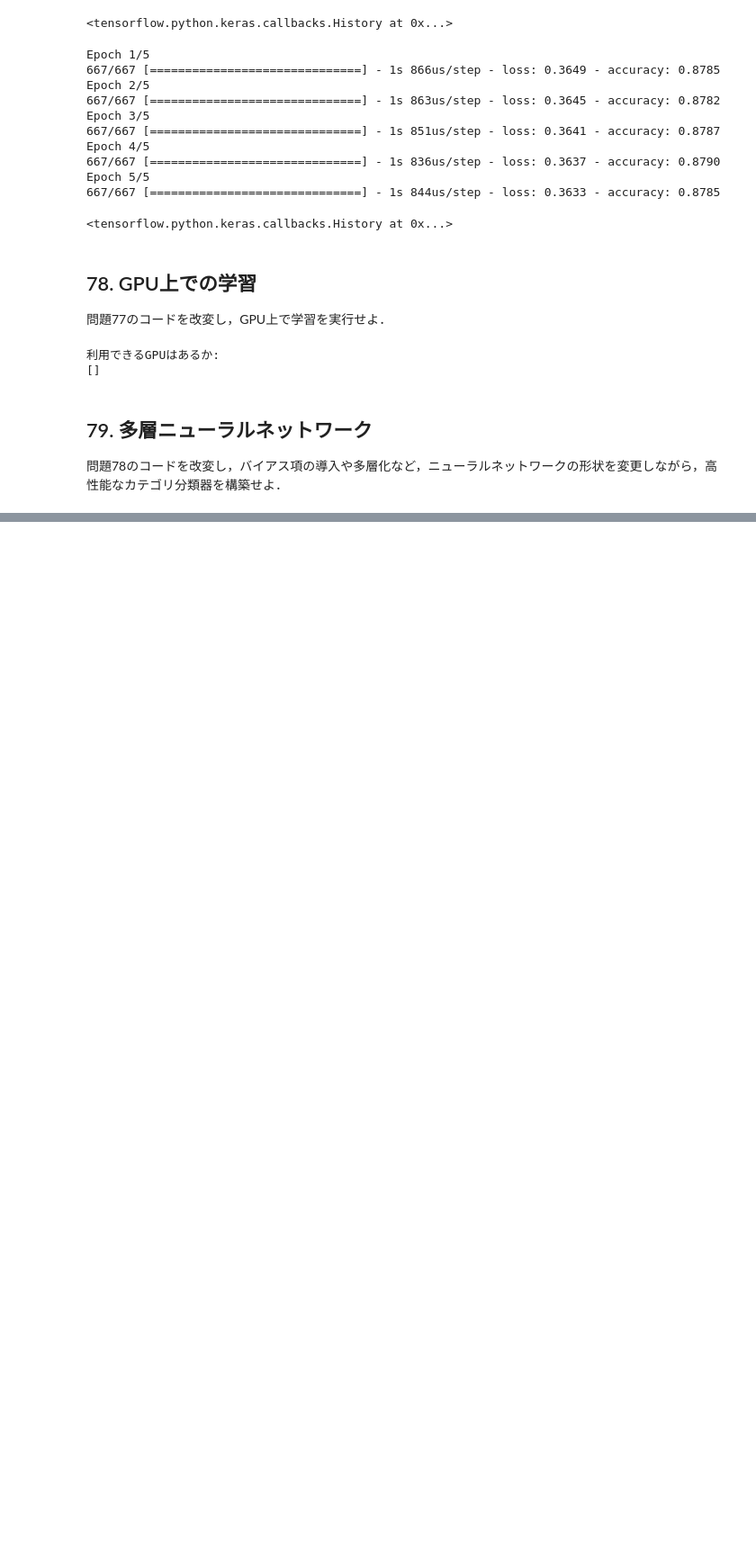
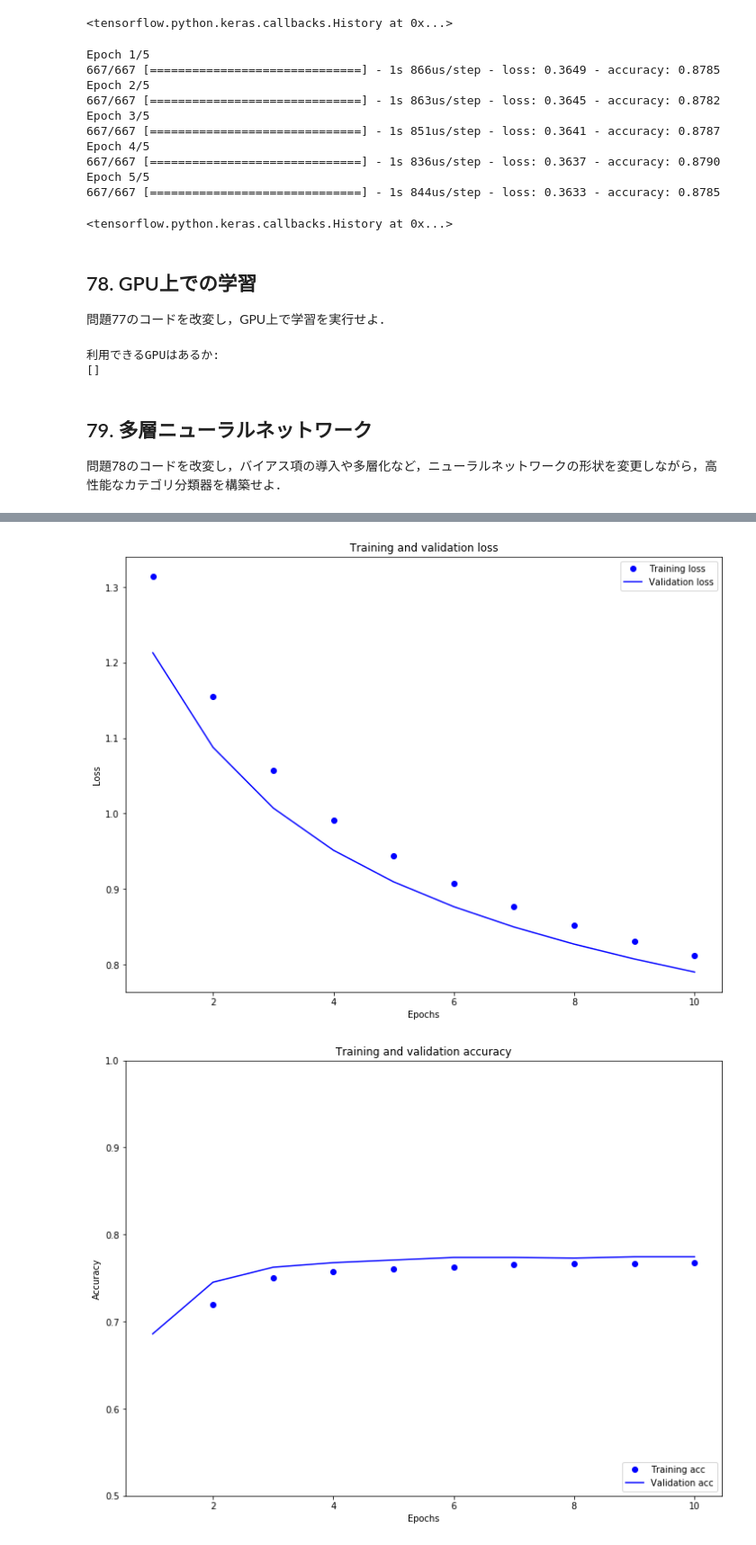
Before and after one commit to Kazuya-Minakuchi/natural_language_processing_100_knocks, a Jupyter notebook: notebooks/08_neural_network.ipynb, the cells around one changed output, grey strips where cells are left out. Shown at 90% size. Cells and saved outputs as stored; diff of their text form; code cells hidden in the pictures; blank space fills up the shorter version.

```diff
--- a/notebooks/08_neural_network.ipynb
+++ b/notebooks/08_neural_network.ipynb
@@ -692,0 +702,3 @@ print(tf.config.experimental.list_physical_devices("GPU"))
+# %%
+# クロスエントロピー損失を求める関数
+loss_fn = tf.keras.losses.SparseCategoricalCrossentropy(from_logits=True)
@@ -692,0 +707,16 @@ print(tf.config.experimental.list_physical_devices("GPU"))
+# %%
+model = tf.keras.models.Sequential([
+    tf.keras.layers.InputLayer(input_shape=(300,)),
+    tf.keras.layers.Dense(4, use_bias=False)
+])
+# %%
+model.compile(optimizer='SGD',
+              loss=loss_fn,
+              metrics=['accuracy'])
+# %%
+history = model.fit(
+    x=x_train,
+    y=y_train,
+    epochs=10,
+    validation_data=(x_valid, y_valid)
+)
@@ -692,0 +744,31 @@ print(tf.config.experimental.list_physical_devices("GPU"))
+# %%
+history_dict = history.history
+
+acc = history_dict['accuracy']
+val_acc = history_dict['val_accuracy']
+loss=history_dict['loss']
+val_loss=history_dict['val_loss']
+
+epochs = range(1, len(acc) + 1)
+
+plt.figure(figsize=(12,9))
+plt.plot(epochs, loss, 'bo', label='Training loss')
+plt.plot(epochs, val_loss, 'b', label='Validation loss')
+plt.title('Training and validation loss')
+plt.xlabel('Epochs')
+plt.ylabel('Loss')
+plt.legend()
+plt.show()
+
+plt.figure(figsize=(12,9))
+plt.plot(epochs, acc, 'bo', label='Training acc')
+plt.plot(epochs, val_acc, 'b', label='Validation acc')
+plt.title('Training and validation accuracy')
+plt.xlabel('Epochs')
+plt.ylabel('Accuracy')
+plt.legend(loc='lower right')
+plt.ylim((0.5,1))
+plt.show()
+# %% [output]
+[figure, added]
+[figure, added]
```
Also changed, not shown: parts of 22 cells of this notebook.
